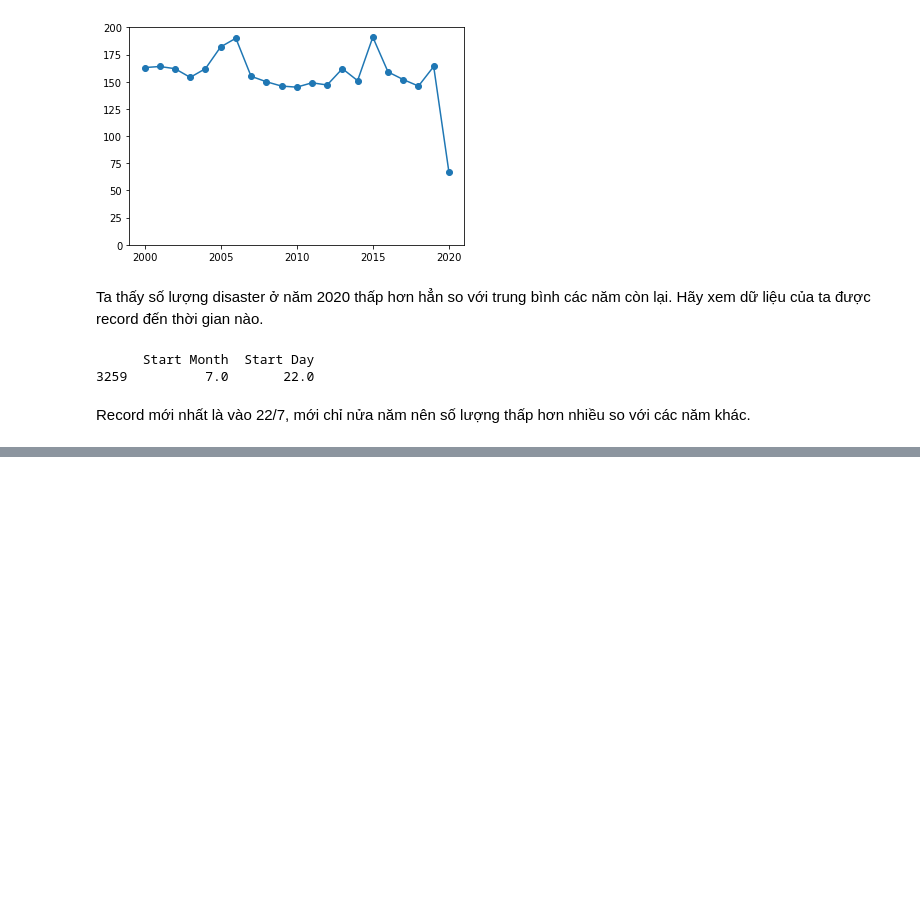
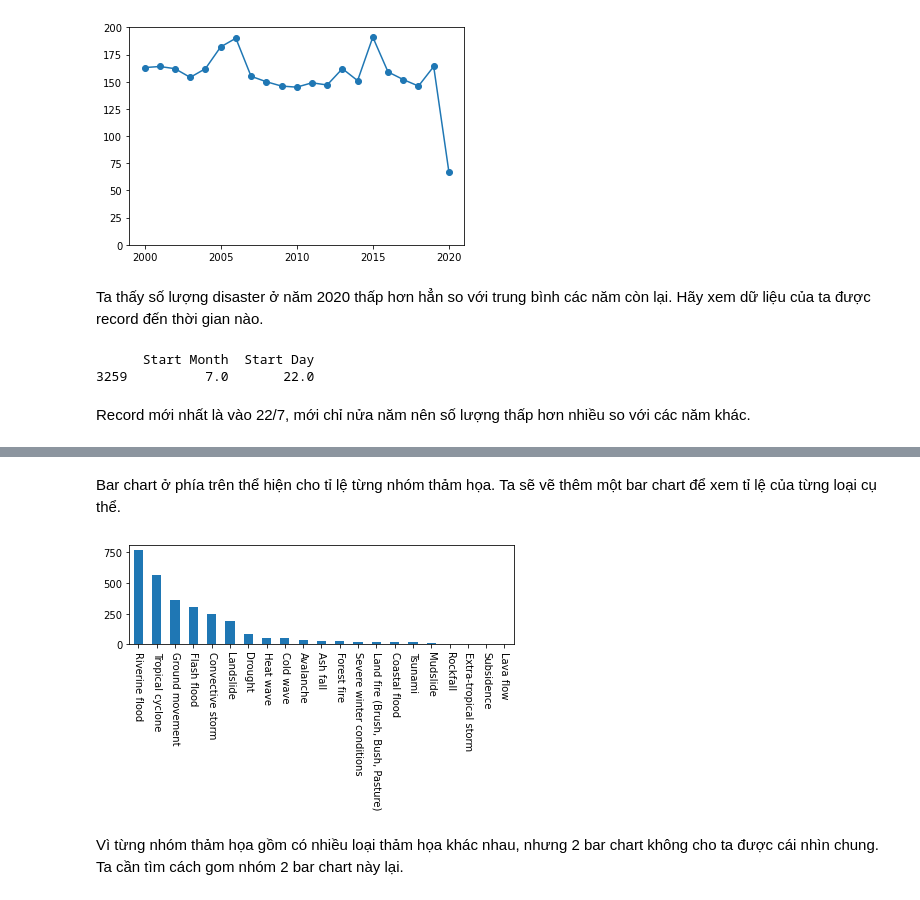
Before and after one commit to grant-ward-101/KHDL-final, a Jupyter notebook: 1712724-HuynhCongSinh.ipynb, the cells around one changed output, grey strips where cells are left out. Drawn from its saved outputs; the diff is of its cells as text; code cells hidden in the pictures; blank space fills up the shorter version.

```diff
--- a/1712724-HuynhCongSinh.ipynb
+++ b/1712724-HuynhCongSinh.ipynb
@@ -123,0 +132,11 @@ Record mới nhất là vào 22/7, mới chỉ nửa năm nên số lượng th
+# %% [markdown]
+Bar chart ở phía trên thể hiện cho tỉ lệ từng nhóm thảm họa. Ta sẽ vẽ thêm một bar chart để xem tỉ lệ của từng loại cụ thể.
+# %%
+disaster_type_ratio = disaster_df['Disaster Subtype'].value_counts()
+disaster_type_ratio.plot.bar(rot=270)
+plt.tight_layout()
+plt.show()
+# %% [output]
+[figure, added]
+# %% [markdown]
+Vì từng nhóm thảm họa gồm có nhiều loại thảm họa khác nhau, nhưng 2 bar chart không cho ta được cái nhìn chung. Ta cần tìm cách gom nhóm 2 bar chart này lại.
```
Also changed, not shown: parts of 3 cells of this notebook.
